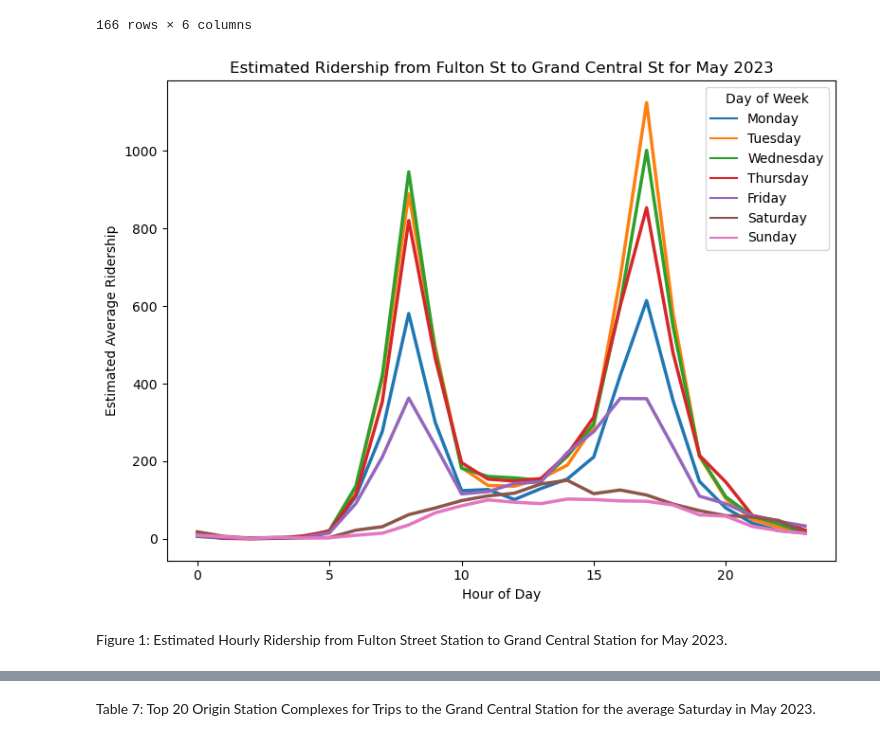
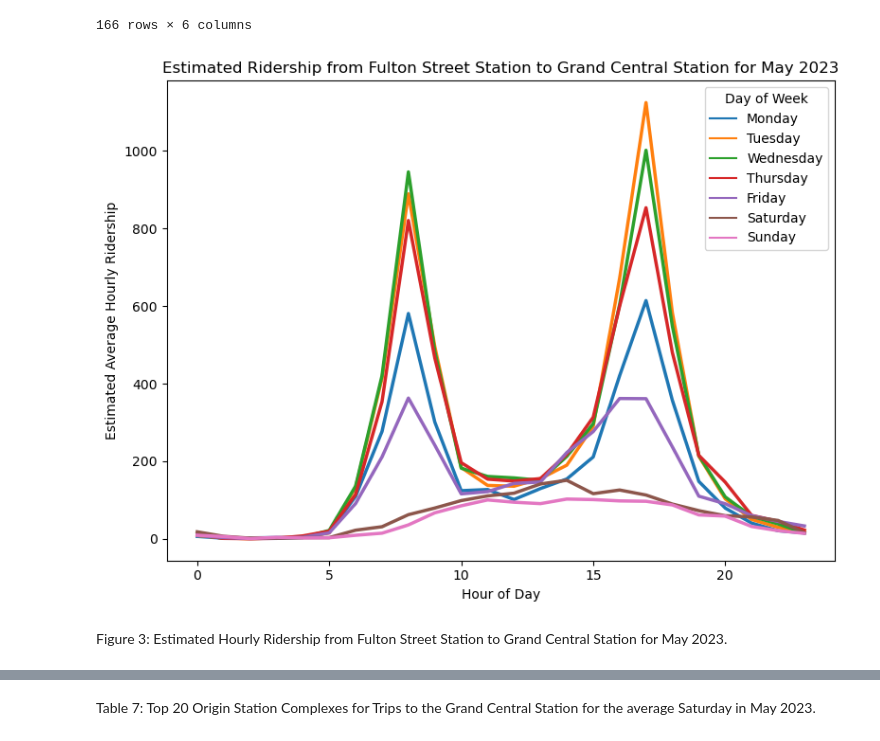
Before and after one commit to mebauer/mta-data, a Jupyter notebook: subway-trips.ipynb, the cells around one changed output, grey strips where cells are left out. Saved outputs shown, nothing was run; the diff lists cells and outputs as text; code cells hidden in the pictures.

Commit message:
publish figures

```diff
--- a/subway-trips.ipynb
+++ b/subway-trips.ipynb
@@ -393,34 +446,35 @@ grand_central_destination
 # %%
 fig, ax = plt.subplots(figsize=(8, 6))
 
 hue_order = [
     'Monday', 'Tuesday',
     'Wednesday', 'Thursday','Friday',
     'Saturday', 'Sunday'
 ]
 
 sns.lineplot(
     data=grand_central_destination,
     x='hour_of_day',
     y='estimated_average_ridership',
     hue='day_of_week',
     palette="tab10",
     linewidth=2.5,
     hue_order=hue_order,
     ax=ax
 )
 
 ax.get_legend().set_title('Day of Week')
 
-plt.title('Estimated Ridership from Fulton St to Grand Central St for May 2023')
+plt.title('Estimated Ridership from Fulton Street Station to Grand Central Station for May 2023')
 plt.xlabel('Hour of Day')
-plt.ylabel('Estimated Average Ridership')
+plt.ylabel('Estimated Average Hourly Ridership')
 
 plt.tight_layout()
+plt.savefig('figures/fulton-grand-central-may.png', dpi=200, bbox_inches='tight')
 # %% [output]
-[figure, old version]
+[figure, new version]
 # %% [markdown]
-Figure 1: Estimated Hourly Ridership from Fulton Street Station to Grand Central Station for May 2023.
+Figure 3: Estimated Hourly Ridership from Fulton Street Station to Grand Central Station for May 2023.
 # %%
 grand_central_destination = con.sql("""
     SELECT
```
Also changed, not shown: parts of 13 cells of this notebook, 4 other files.
